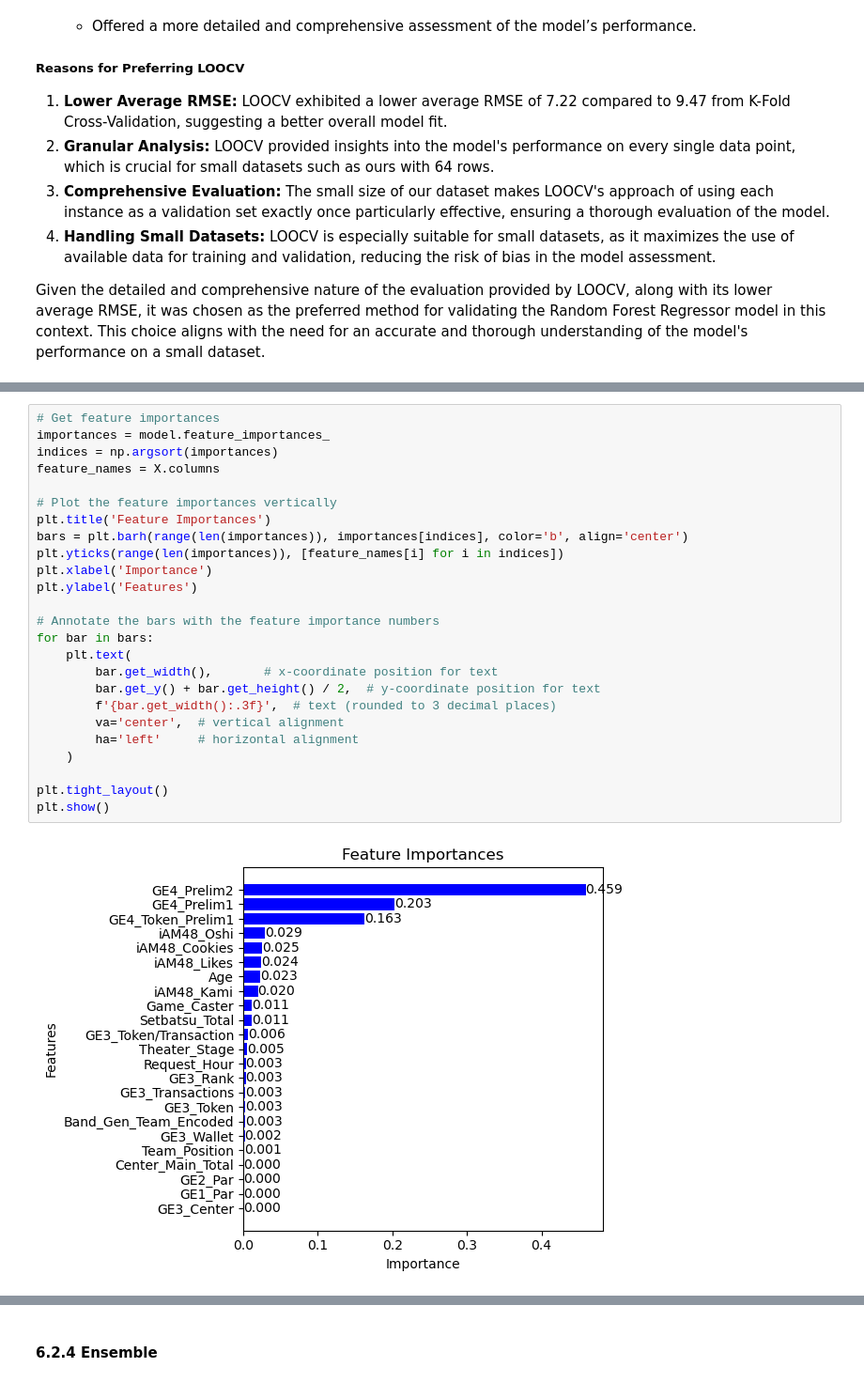
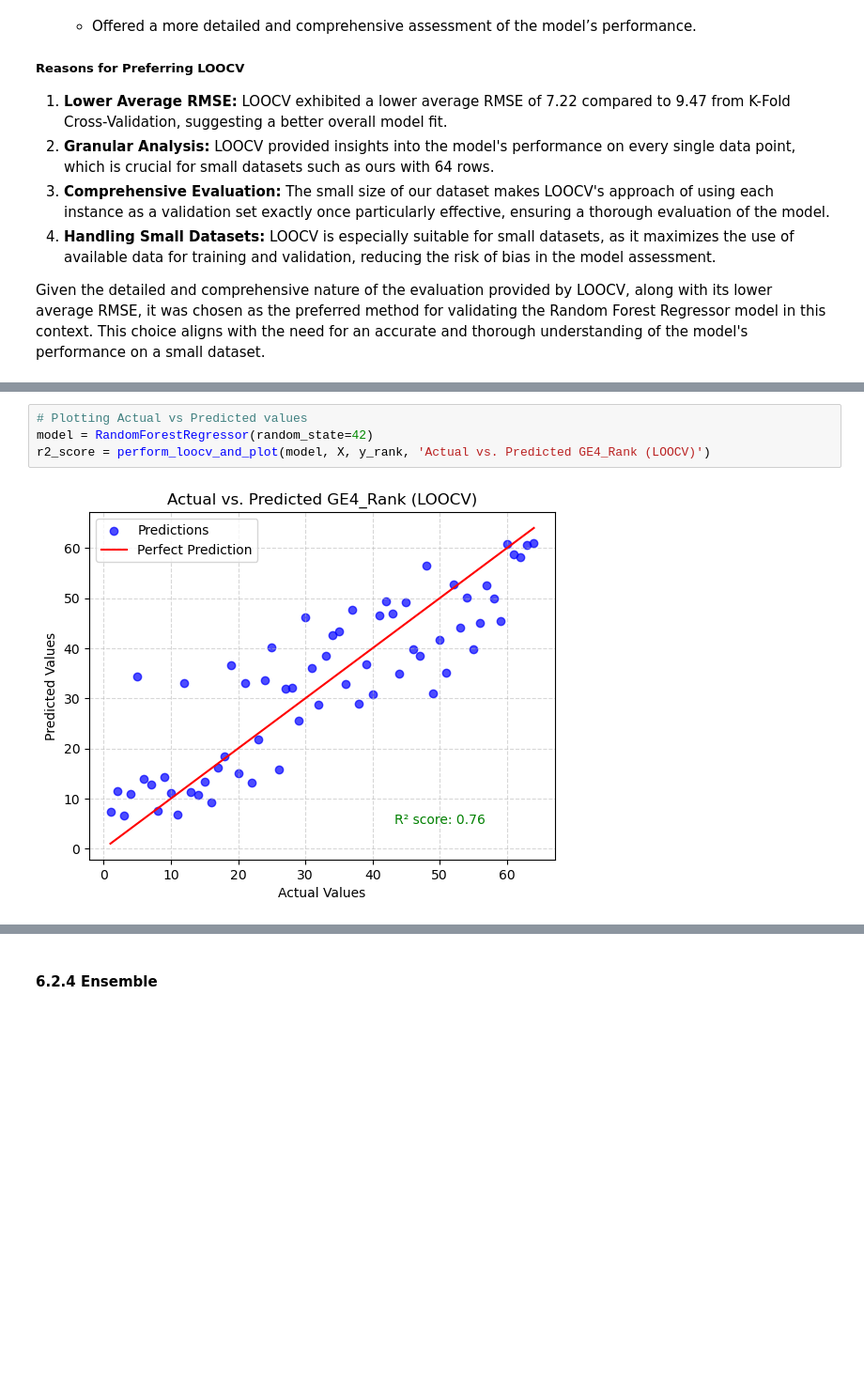
Before and after one commit to vk-poonyakanok/BNK48_CGM48_GE4_Analysis, a Jupyter notebook: BNK48_CGM48_GE4_predictive_analysis.ipynb, the cells around one changed output, grey strips where cells are left out. Shown at 94% size. Saved outputs shown, nothing was run; the diff lists cells and outputs as text; blank space fills up the shorter version.

```diff
--- a/BNK48_CGM48_GE4_predictive_analysis.ipynb
+++ b/BNK48_CGM48_GE4_predictive_analysis.ipynb
@@ -520,27 +475,6 @@ plt.show()
-# %%
-# Get feature importances
-importances = model.feature_importances_
-indices = np.argsort(importances)
-feature_names = X.columns
-
-# Plot the feature importances vertically
-plt.title('Feature Importances')
-bars = plt.barh(range(len(importances)), importances[indices], color='b', align='center')
-plt.yticks(range(len(importances)), [feature_names[i] for i in indices])
-plt.xlabel('Importance')
-plt.ylabel('Features')
-
-# Annotate the bars with the feature importance numbers
-for bar in bars:
-    plt.text(
-        bar.get_width(),       # x-coordinate position for text
-        bar.get_y() + bar.get_height() / 2,  # y-coordinate position for text
-        f'{bar.get_width():.3f}',  # text (rounded to 3 decimal places)
-        va='center',  # vertical alignment
-        ha='left'     # horizontal alignment
-    )
-
-plt.tight_layout()
-plt.show()
-# %% [output]
-[figure, removed]
+# %%
+# Plotting Actual vs Predicted values
+model = RandomForestRegressor(random_state=42)
+r2_score = perform_loocv_and_plot(model, X, y_rank, 'Actual vs. Predicted GE4_Rank (LOOCV)')
+# %% [output]
+[figure, added]
```
Also changed, not shown: parts of 45 cells of this notebook.
